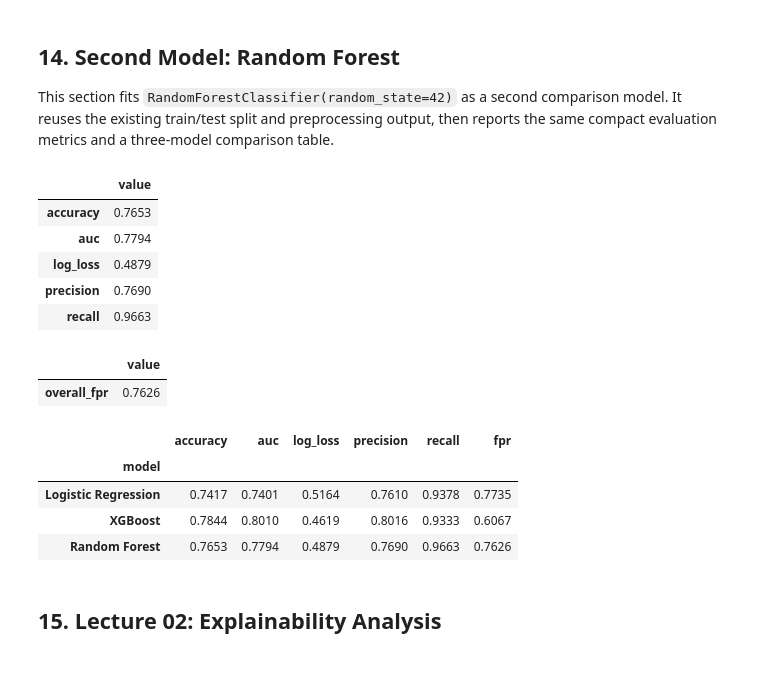
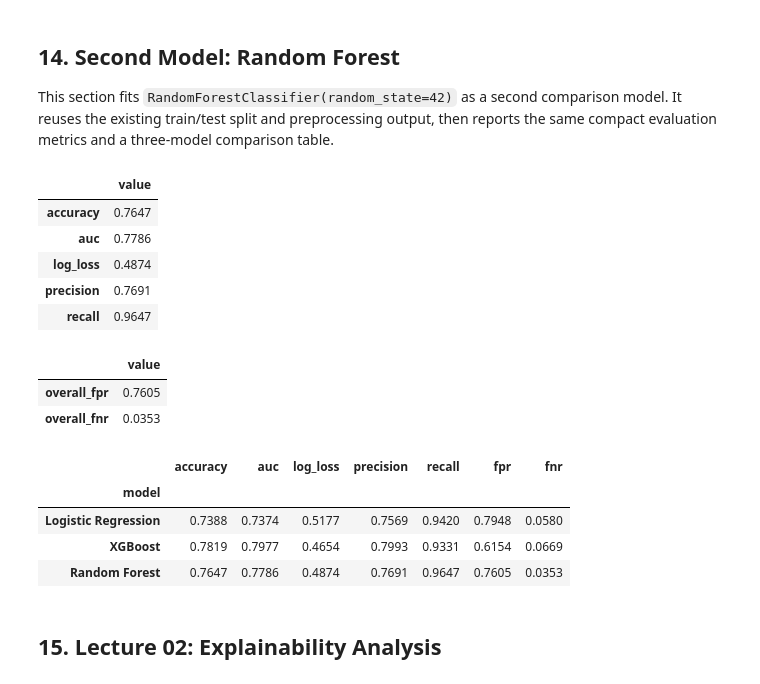
Before and after one commit to 96195hsu-create/Responsible_ML_Capstone, a Jupyter notebook: hmda_responsible_ml_capstone.ipynb, the cells around one changed output. Drawn from its saved outputs; the diff is of its cells as text; code cells hidden in the pictures.

```diff
--- a/hmda_responsible_ml_capstone.ipynb
+++ b/hmda_responsible_ml_capstone.ipynb
@@ -325,7 +321,6 @@ numeric_features = [
     "property_value",
     "income",
     "tract_population",
-    "tract_minority_population_percent",
     "ffiec_msa_md_median_family_income",
     "tract_to_msa_income_percentage",
 ]
@@ -337,7 +332,6 @@ categorical_features = [
     "loan_purpose",
     "lien_status",
     "occupancy_type",
-    "applicant_age",
 ]
 
 # Exclude protected attributes from training while keeping them for fairness checks.
@@ -505,6 +497,7 @@ def evaluate_model(y_true, y_pred, y_score):
     cm = confusion_matrix(y_true, y_pred, labels=[0, 1])
     tn, fp, fn, tp = cm.ravel()
     fpr = fp / (fp + tn) if (fp + tn) else np.nan
+    fnr = fn / (fn + tp) if (fn + tp) else np.nan
     return {
         "accuracy": accuracy_score(y_true, y_pred),
         "auc": roc_auc_score(y_true, y_score),
@@ -512,6 +505,7 @@ def evaluate_model(y_true, y_pred, y_score):
         "precision": precision_score(y_true, y_pred, zero_division=0),
         "recall": recall_score(y_true, y_pred, zero_division=0),
         "fpr": fpr,
+        "fnr": fnr,
     }
 
 
@@ -528,13 +522,14 @@ baseline_performance_metrics = pd.Series(
     }
 ).round(4).to_frame("value")
 
-baseline_fpr_metrics = pd.Series(
+baseline_error_metrics = pd.Series(
     {
         "overall_fpr": baseline_metrics["fpr"],
+        "overall_fnr": baseline_metrics["fnr"],
     }
 ).round(4).to_frame("value")
 
 display(baseline_performance_metrics)
-display(baseline_fpr_metrics)
+display(baseline_error_metrics)
 # %% [output]
 |  | value |
@@ -630,7 +627,7 @@ Pipeline(steps=[('preprocess',
 This section fits `RandomForestClassifier(random_state=42)` as a second comparison model. It reuses the existing train/test split and preprocessing output, then reports the same compact evaluation metrics and a three-model comparison table.
 # %%
 # Reuse the fitted preprocessing step so the random-forest comparison uses the same representation.
-rf_preprocessor = model.named_steps["preprocess"]
+rf_preprocessor = xgb_pipeline.named_steps["preprocess"]
 X_train_rf = rf_preprocessor.transform(X_train)
 X_test_rf = rf_preprocessor.transform(X_test)
 
@@ -658,63 +655,68 @@ rf_performance_metrics = pd.Series(
     }
 ).round(4).to_frame("value")
 
-rf_fpr_metrics = pd.Series(
+rf_error_metrics = pd.Series(
     {
         "overall_fpr": rf_metrics["fpr"],
+        "overall_fnr": rf_metrics["fnr"],
     }
 ).round(4).to_frame("value")
 
 display(rf_performance_metrics)
-display(rf_fpr_metrics)
+display(rf_error_metrics)
 
 # Collect all model metrics in one comparison table.
 comparison_df = pd.DataFrame(
     [
         {
             "model": "Logistic Regression",
             "accuracy": baseline_performance_metrics.loc["accuracy", "value"],
             "auc": baseline_performance_metrics.loc["auc", "value"],
             "log_loss": baseline_performance_metrics.loc["log_loss", "value"],
             "precision": baseline_performance_metrics.loc["precision", "value"],
             "recall": baseline_performance_metrics.loc["recall", "value"],
-            "fpr": baseline_fpr_metrics.loc["overall_fpr", "value"],
+            "fpr": baseline_error_metrics.loc["overall_fpr", "value"],
+            "fnr": baseline_error_metrics.loc["overall_fnr", "value"],
         },
         {
             "model": "XGBoost",
-            "accuracy": main_performance_metrics.loc["accuracy", "value"],
-            "auc": main_performance_metrics.loc["auc", "value"],
-            "log_loss": main_performance_metrics.loc["log_loss", "value"],
-            "precision": main_performance_metrics.loc["precision", "value"],
-            "recall": main_performance_metrics.loc["recall", "value"],
-            "fpr": main_fpr_metrics.loc["overall_fpr", "value"],
+            "accuracy": xgb_performance_metrics.loc["accuracy", "value"],
+            "auc": xgb_performance_metrics.loc["auc", "value"],
+            "log_loss": xgb_performance_metrics.loc["log_loss", "value"],
+            "precision": xgb_performance_metrics.loc["precision", "value"],
+            "recall": xgb_performance_metrics.loc["recall", "value"],
+            "fpr": xgb_error_metrics.loc["overall_fpr", "value"],
+            "fnr": xgb_error_metrics.loc["overall_fnr", "value"],
         },
         {
             "model": "Random Forest",
             "accuracy": rf_performance_metrics.loc["accuracy", "value"],
             "auc": rf_performance_metrics.loc["auc", "value"],
             "log_loss": rf_performance_metrics.loc["log_loss", "value"],
             "precision": rf_performance_metrics.loc["precision", "value"],
             "recall": rf_performance_metrics.loc["recall", "value"],
-            "fpr": rf_fpr_metrics.loc["overall_fpr", "value"],
+            "fpr": rf_error_metrics.loc["overall_fpr", "value"],
+            "fnr": rf_error_metrics.loc["overall_fnr", "value"],
         },
     ]
 ).set_index("model").round(4)
 
 display(comparison_df)
 # %% [output]
 |  | value |
-| accuracy | 0.7653 |
-| auc | 0.7794 |
-| log_loss | 0.4879 |
-| precision | 0.7690 |
-| recall | 0.9663 |
+| accuracy | 0.7647 |
+| auc | 0.7786 |
+| log_loss | 0.4874 |
+| precision | 0.7691 |
+| recall | 0.9647 |
 |  | value |
-| overall_fpr | 0.7626 |
+| overall_fpr | 0.7605 |
+| overall_fnr | 0.0353 |
-|  | accuracy | auc | log_loss | precision | recall | fpr |
-| model |  |  |  |  |  |  |
-| Logistic Regression | 0.7417 | 0.7401 | 0.5164 | 0.7610 | 0.9378 | 0.7735 |
-| XGBoost | 0.7844 | 0.8010 | 0.4619 | 0.8016 | 0.9333 | 0.6067 |
-| Random Forest | 0.7653 | 0.7794 | 0.4879 | 0.7690 | 0.9663 | 0.7626 |
+|  | accuracy | auc | log_loss | precision | recall | fpr | fnr |
+| model |  |  |  |  |  |  |  |
+| Logistic Regression | 0.7388 | 0.7374 | 0.5177 | 0.7569 | 0.9420 | 0.7948 | 0.0580 |
+| XGBoost | 0.7819 | 0.7977 | 0.4654 | 0.7993 | 0.9331 | 0.6154 | 0.0669 |
+| Random Forest | 0.7647 | 0.7786 | 0.4874 | 0.7691 | 0.9647 | 0.7605 | 0.0353 |
 # %% [markdown]
 ## 15. Lecture 02: Explainability Analysis
 # %% [markdown]
```
Also changed, not shown: parts of 37 cells of this notebook, 1 other file.
